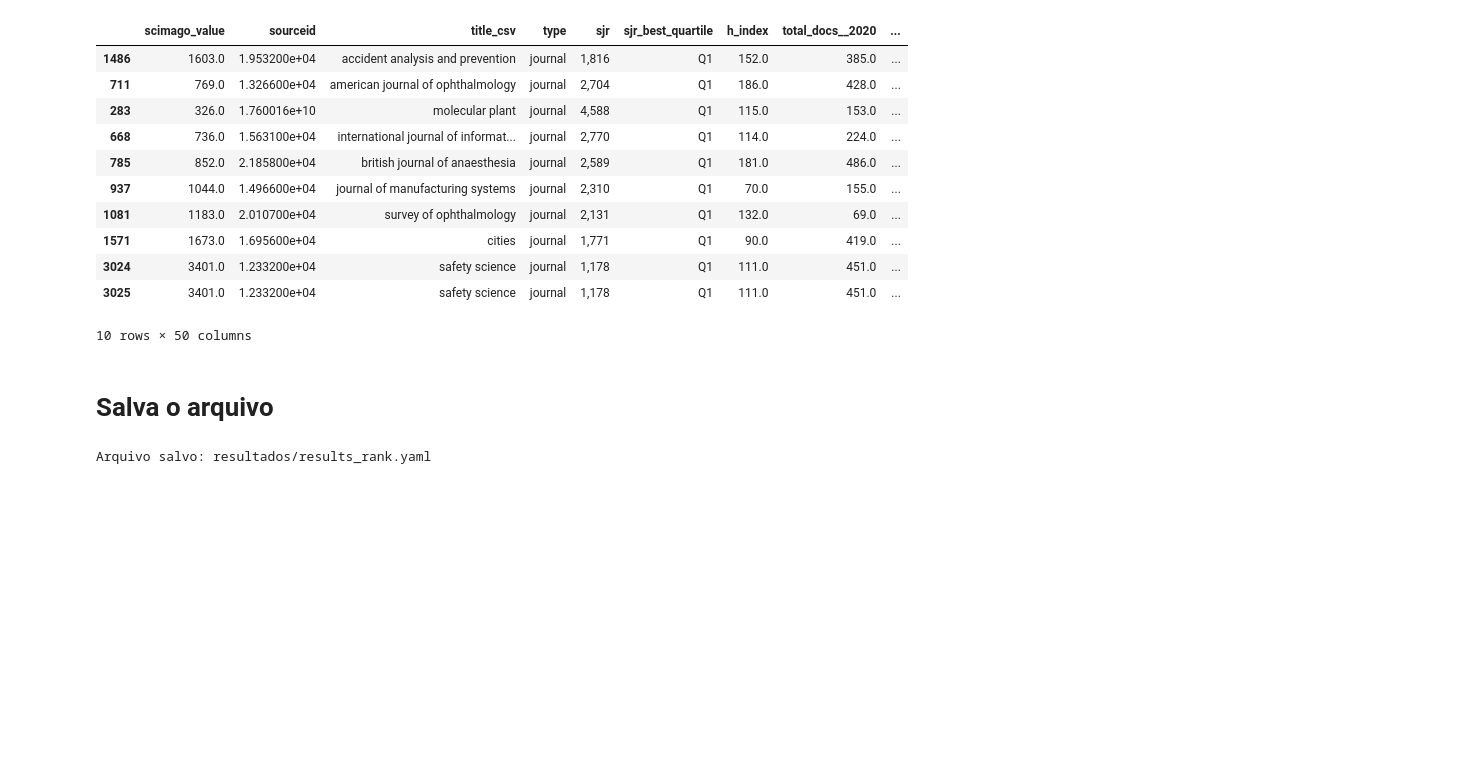
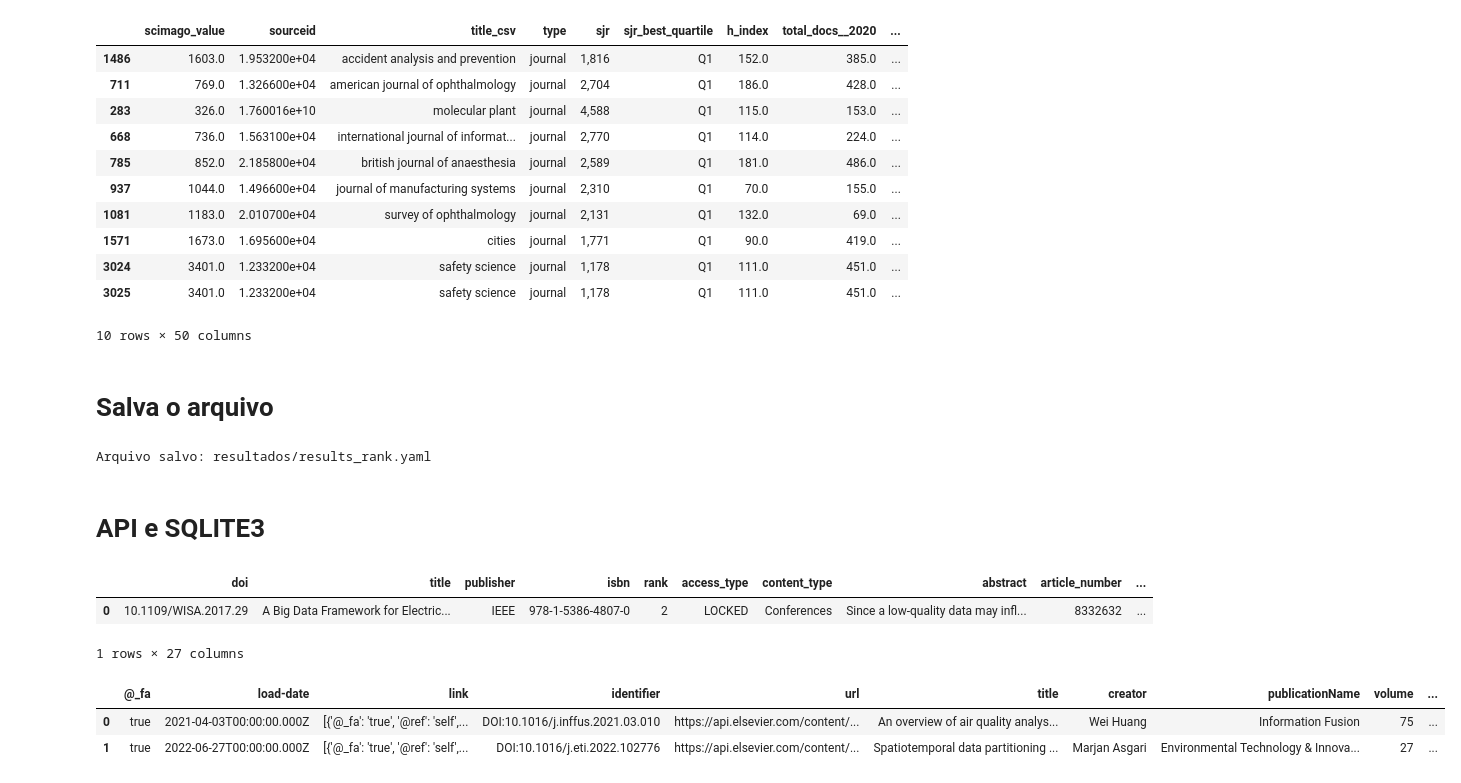
Before and after one commit to saiefert/Articles_Dataframe, a Jupyter notebook: main.ipynb, the cells around one changed output. Saved outputs shown, nothing was run; the diff lists cells and outputs as text; code cells hidden in the pictures; blank space fills up the shorter version.

```diff
--- a/main.ipynb
+++ b/main.ipynb
@@ -192,3 +192,5 @@ df_filter.head(10)
 pandas_helper.save_df(df=df_filter, file_type=config['file_saved_format_rank'], file_name_saved=config['name_file_saved_rank'])
 # %% [output]
 Arquivo salvo: resultados/results_rank.yaml
+# %% [markdown]
+# API e SQLITE3
@@ -194,0 +223,6 @@ Arquivo salvo: resultados/results_rank.yaml
+# %%
+df_ieee_api.head(2)
+# %% [output]
+|  | doi | title | publisher | isbn | rank | access_type | content_type | abstract | article_number | ... |
+| 0 | 10.1109/WISA.2017.29 | A Big Data Framework for Electric... | IEEE | 978-1-5386-4807-0 | 2 | LOCKED | Conferences | Since a low-quality data may infl... | 8332632 | ... |
+1 rows × 27 columns
@@ -194,0 +236,6 @@ Arquivo salvo: resultados/results_rank.yaml
+# %%
+df_sdc_api.head(2)
+# %% [output]
+|  | @_fa | load-date | link | identifier | url | title | creator | publicationName | volume | ... |
+| 0 | true | 2021-04-03T00:00:00.000Z | [{'@_fa': 'true', '@ref': 'self',... | DOI:10.1016/j.inffus.2021.03.010 | https://api.elsevier.com/content/... | An overview of air quality analys... | Wei Huang | Information Fusion | 75 | ... |
+| 1 | true | 2022-06-27T00:00:00.000Z | [{'@_fa': 'true', '@ref': 'self',... | DOI:10.1016/j.eti.2022.102776 | https://api.elsevier.com/content/... | Spatiotemporal data partitioning ... | Marjan Asgari | Environmental Technology & Innova... | 27 | ... |
```
Also changed, not shown: parts of 10 cells of this notebook, 6 other files.
